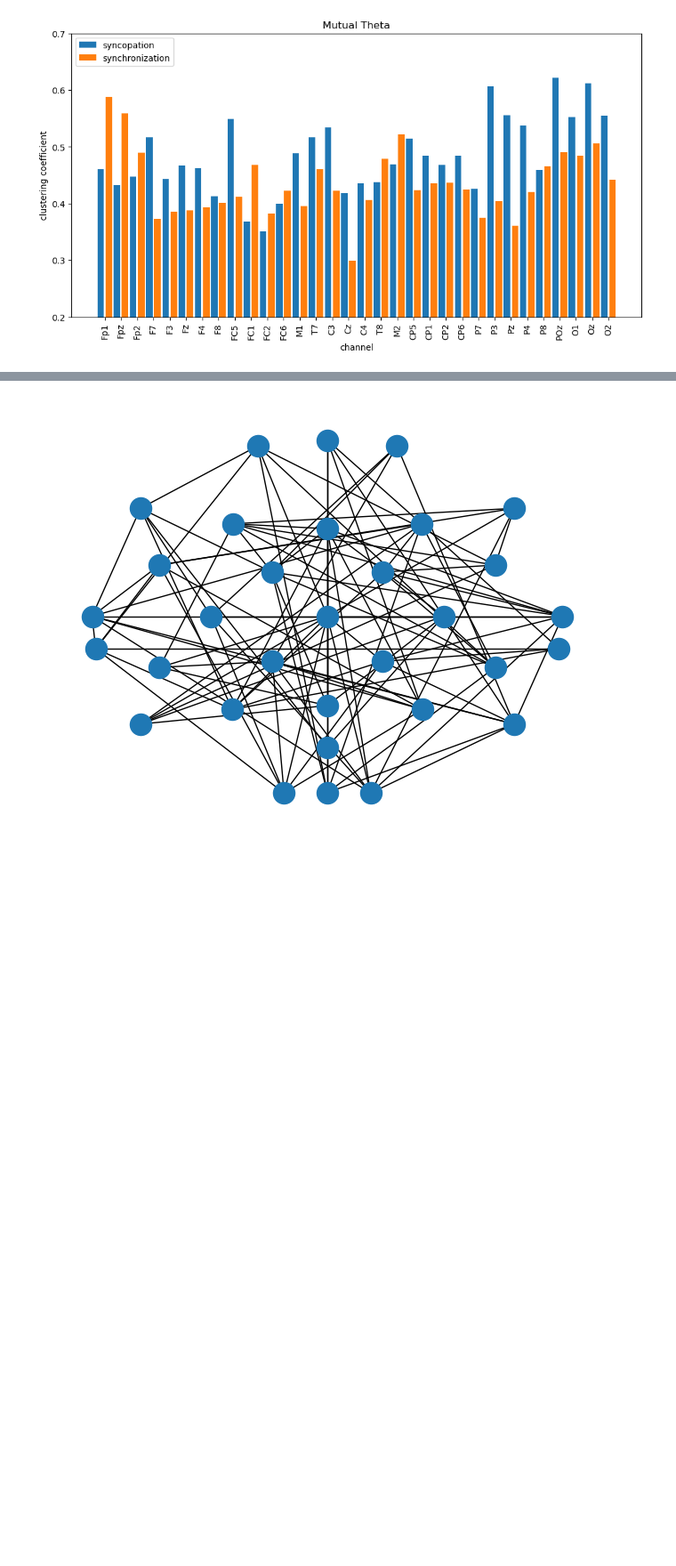
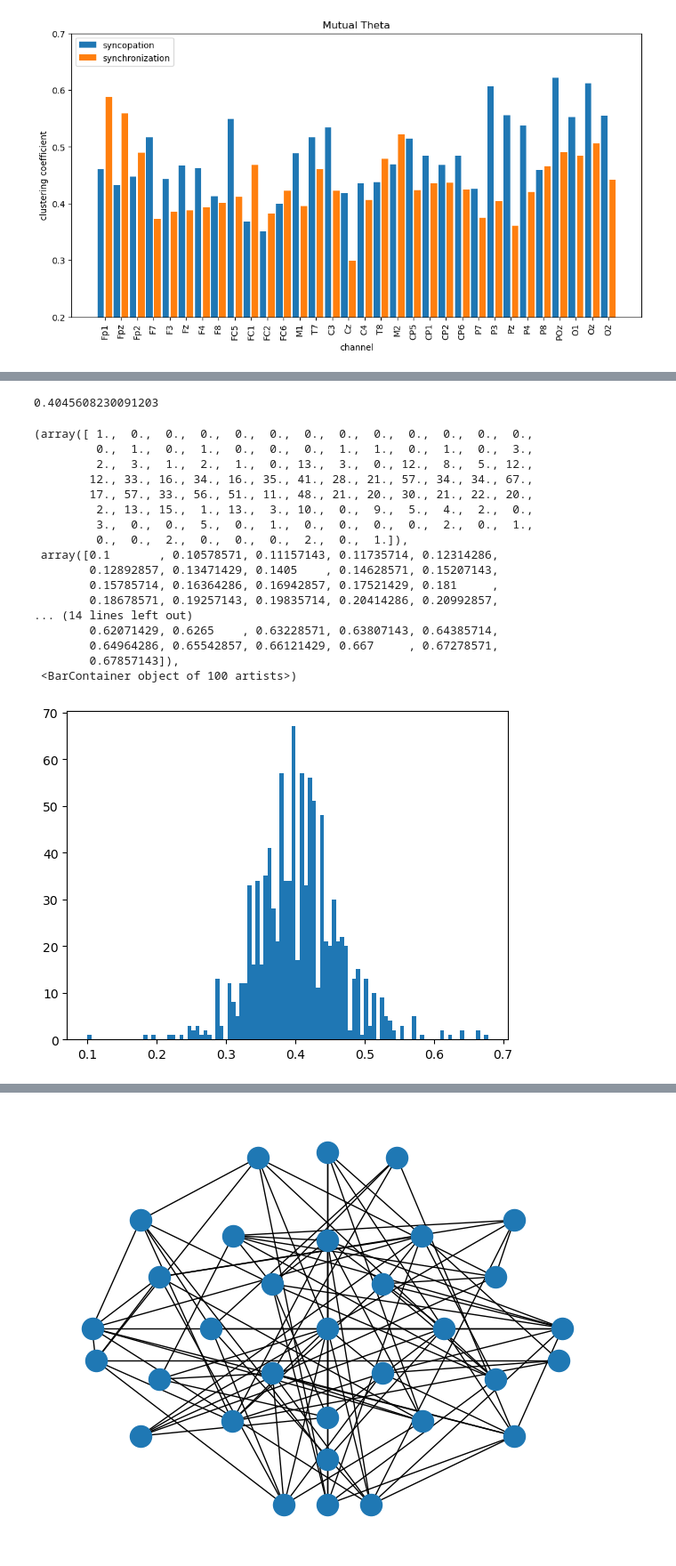
Before and after one commit to zhibinz2/1overf, a Jupyter notebook: Corr_amplitude/plot_networks (copy).ipynb, the cells around one changed output, grey strips where cells are left out. Shown at 89% size. Drawn from its saved outputs; the diff is of its cells as text; code cells hidden in the pictures; blank space fills up the shorter version.

```diff
--- a/Corr_amplitude/plot_networks (copy).ipynb
+++ b/Corr_amplitude/plot_networks (copy).ipynb
@@ -395,0 +434,2 @@ plt.ylim((0.2,0.7))
+# %%
+nEdges=200
@@ -395,0 +456,33 @@ plt.ylim((0.2,0.7))
+# %%
+# nNodes=np.sum(c_mutual_synco[tr,:].astype(bool))
+c_random=np.zeros((1000,32))
+for sim in range(1000):
+    R=nx.gnm_random_graph(32, nEdges, seed=None, directed=False)
+    ctr=nx.clustering(R)
+    for chan in range(32):
+        c_random[sim,chan]=ctr[chan]
+    del(R,ctr)
+
+chan=4
+print(np.mean(c_random[:,chan],axis=0))
+plt.hist(c_random[:,chan],100)
+# %% [output]
+0.4045608230091203
+(array([ 1.,  0.,  0.,  0.,  0.,  0.,  0.,  0.,  0.,  0.,  0.,  0.,  0.,
+         0.,  1.,  0.,  1.,  0.,  0.,  0.,  1.,  1.,  0.,  1.,  0.,  3.,
+         2.,  3.,  1.,  2.,  1.,  0., 13.,  3.,  0., 12.,  8.,  5., 12.,
+        12., 33., 16., 34., 16., 35., 41., 28., 21., 57., 34., 34., 67.,
+        17., 57., 33., 56., 51., 11., 48., 21., 20., 30., 21., 22., 20.,
+         2., 13., 15.,  1., 13.,  3., 10.,  0.,  9.,  5.,  4.,  2.,  0.,
+         3.,  0.,  0.,  5.,  0.,  1.,  0.,  0.,  0.,  0.,  2.,  0.,  1.,
+         0.,  0.,  2.,  0.,  0.,  0.,  2.,  0.,  1.]),
+ array([0.1       , 0.10578571, 0.11157143, 0.11735714, 0.12314286,
+        0.12892857, 0.13471429, 0.1405    , 0.14628571, 0.15207143,
+        0.15785714, 0.16364286, 0.16942857, 0.17521429, 0.181     ,
+        0.18678571, 0.19257143, 0.19835714, 0.20414286, 0.20992857,
+... (14 lines left out)
+        0.62071429, 0.6265    , 0.63228571, 0.63807143, 0.64385714,
+        0.64964286, 0.65542857, 0.66121429, 0.667     , 0.67278571,
+        0.67857143]),
+ <BarContainer object of 100 artists>)
+[figure, added]
```
Also changed, not shown: parts of 12 cells of this notebook.
